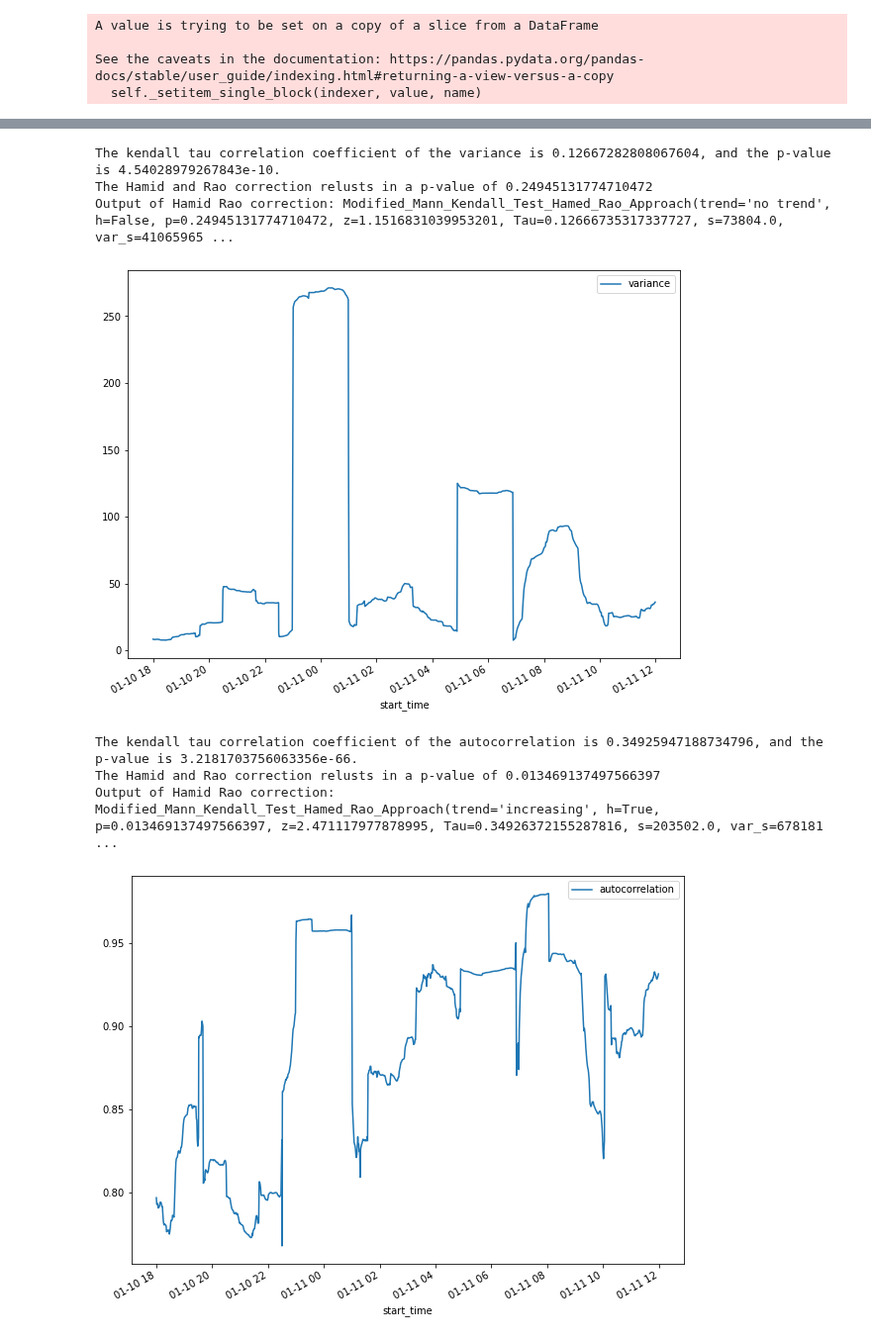
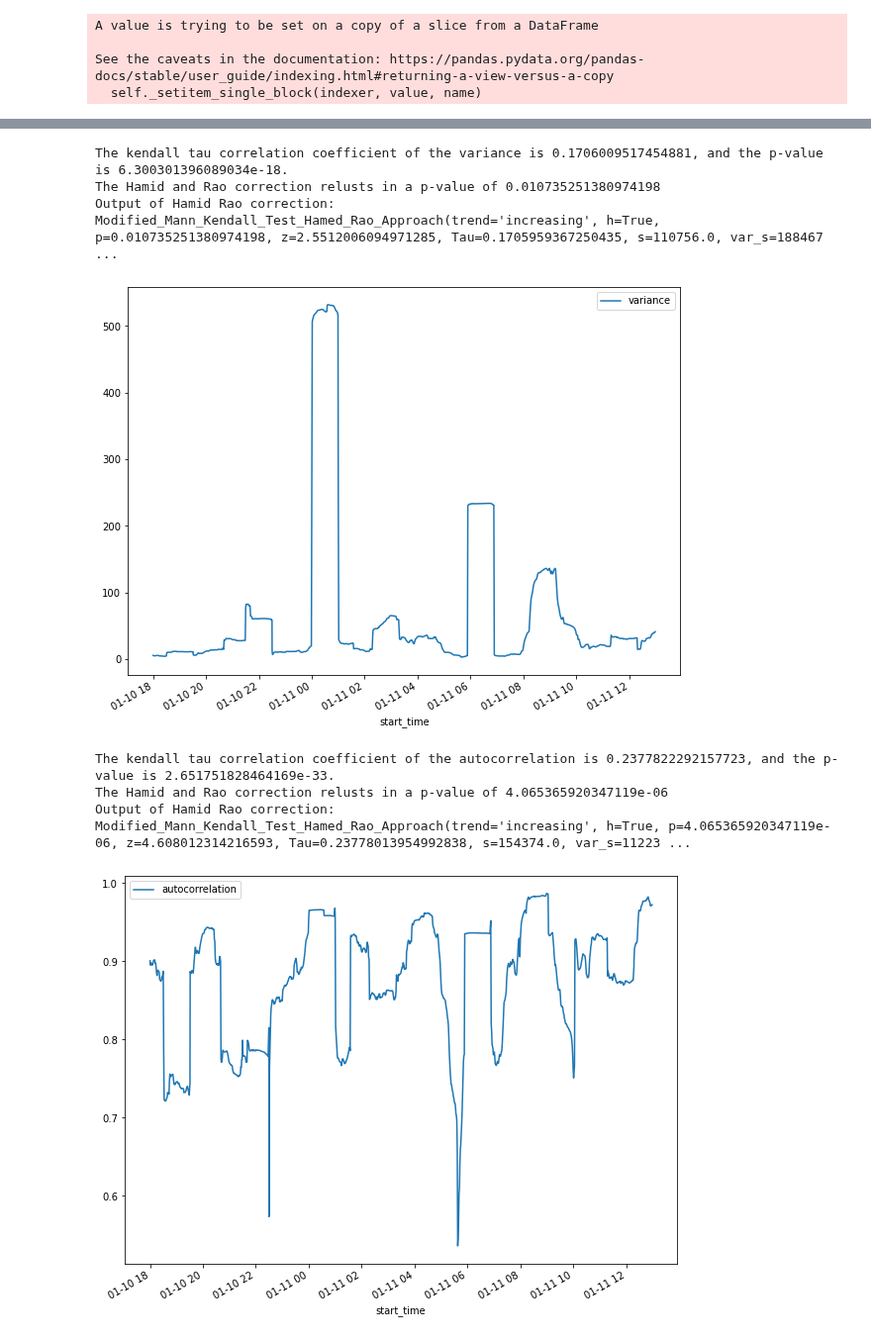
Before and after one commit to l-khali/old_In2Research, a Jupyter notebook: PC-0192_ABF_analysis.ipynb, the cells around one changed output, grey strips where cells are left out. Shown at 99% size. Saved outputs shown, nothing was run; the diff lists cells and outputs as text; code cells hidden in the pictures.

```diff
--- a/PC-0192_ABF_analysis.ipynb
+++ b/PC-0192_ABF_analysis.ipynb
@@ -379,14 +379,14 @@ Output of Hamid Rao correction: Modified_Mann_Kendall_Test_Hamed_Rao_Approach(tr
 # %%
-rolling_variance(PC_0192_ABF_m_residuals_no_anomalies, 120)
+rolling_variance(PC_0192_ABF_m_residuals_no_anomalies, 60)
 # %% [output]
-The kendall tau correlation coefficient of the variance is 0.12667282808067604, and the p-value is 4.54028979267843e-10.
-The Hamid and Rao correction relusts in a p-value of 0.24945131774710472
-Output of Hamid Rao correction: Modified_Mann_Kendall_Test_Hamed_Rao_Approach(trend='no trend', h=False, p=0.24945131774710472, z=1.1516831039953201, Tau=0.12666735317337727, s=73804.0, var_s=41065965 ...
+The kendall tau correlation coefficient of the variance is 0.1706009517454881, and the p-value is 6.300301396089034e-18.
+The Hamid and Rao correction relusts in a p-value of 0.010735251380974198
+Output of Hamid Rao correction: Modified_Mann_Kendall_Test_Hamed_Rao_Approach(trend='increasing', h=True, p=0.010735251380974198, z=2.5512006094971285, Tau=0.1705959367250435, s=110756.0, var_s=188467 ...
-[figure, old version]
+[figure, new version]
 # %%
-rolling_autocorrelation(PC_0192_ABF_m_residuals_no_anomalies, 120)
+rolling_autocorrelation(PC_0192_ABF_m_residuals_no_anomalies, 60)
 # %% [output]
-The kendall tau correlation coefficient of the autocorrelation is 0.34925947188734796, and the p-value is 3.2181703756063356e-66.
-The Hamid and Rao correction relusts in a p-value of 0.013469137497566397
-Output of Hamid Rao correction: Modified_Mann_Kendall_Test_Hamed_Rao_Approach(trend='increasing', h=True, p=0.013469137497566397, z=2.471117977878995, Tau=0.34926372155287816, s=203502.0, var_s=678181 ...
+The kendall tau correlation coefficient of the autocorrelation is 0.2377822292157723, and the p-value is 2.651751828464169e-33.
+The Hamid and Rao correction relusts in a p-value of 4.065365920347119e-06
+Output of Hamid Rao correction: Modified_Mann_Kendall_Test_Hamed_Rao_Approach(trend='increasing', h=True, p=4.065365920347119e-06, z=4.608012314216593, Tau=0.23778013954992838, s=154374.0, var_s=11223 ...
-[figure, old version]
+[figure, new version]
```
Also changed, not shown: parts of 10 cells of this notebook, 1 other file.
